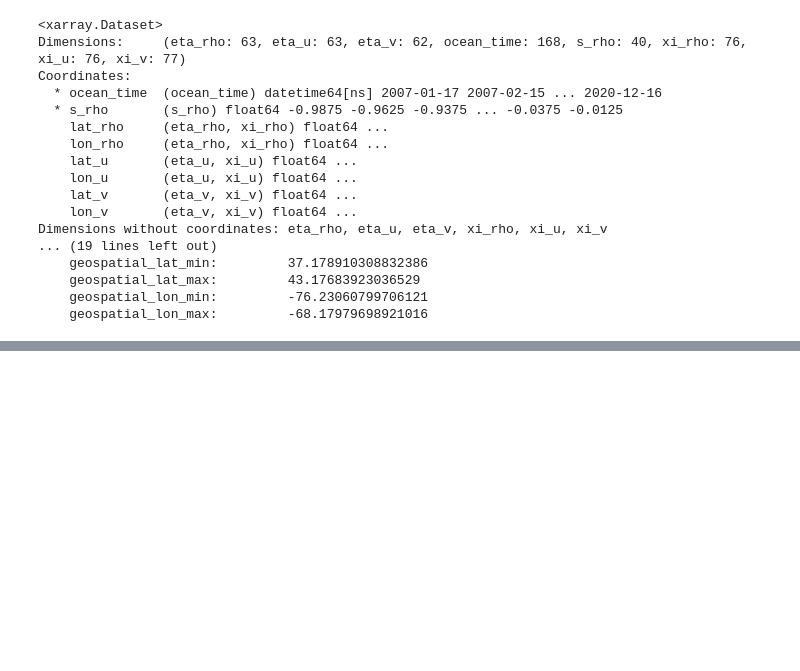
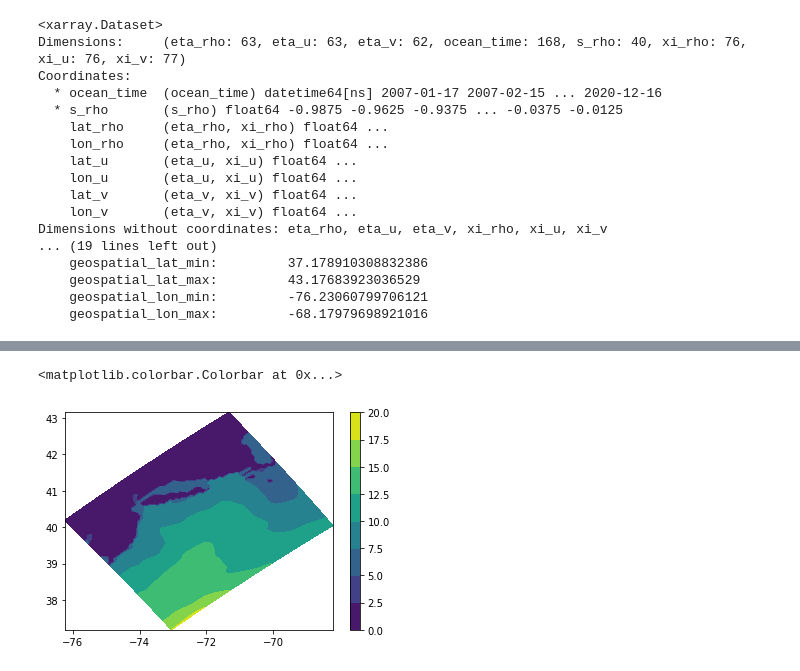
Before and after one commit to lagruenburg/ClimateVelocity_Vertical, a Jupyter notebook: Convert_depth_coord.ipynb, the cells around one changed output, grey strips where cells are left out. Saved outputs shown, nothing was run; the diff lists cells and outputs as text; code cells hidden in the pictures; blank space fills up the shorter version.

```diff
--- a/Convert_depth_coord.ipynb
+++ b/Convert_depth_coord.ipynb
@@ -100,2 +67,10 @@ Coordinates:
 # %%
 roms.to_netcdf('roms_converted.nc')
+# %%
+roms = xr.open_dataset('roms_converted.nc')
+# %%
+c = plt.contourf(roms.lon_rho[:,:],roms.lat_rho[:,:],roms.temp[0,39,:,:].T)
+plt.colorbar(c)
+# %% [output]
+<matplotlib.colorbar.Colorbar at 0x...>
+[figure, added]
```
Also changed, not shown: parts of 93 cells of this notebook, 3 other files.
